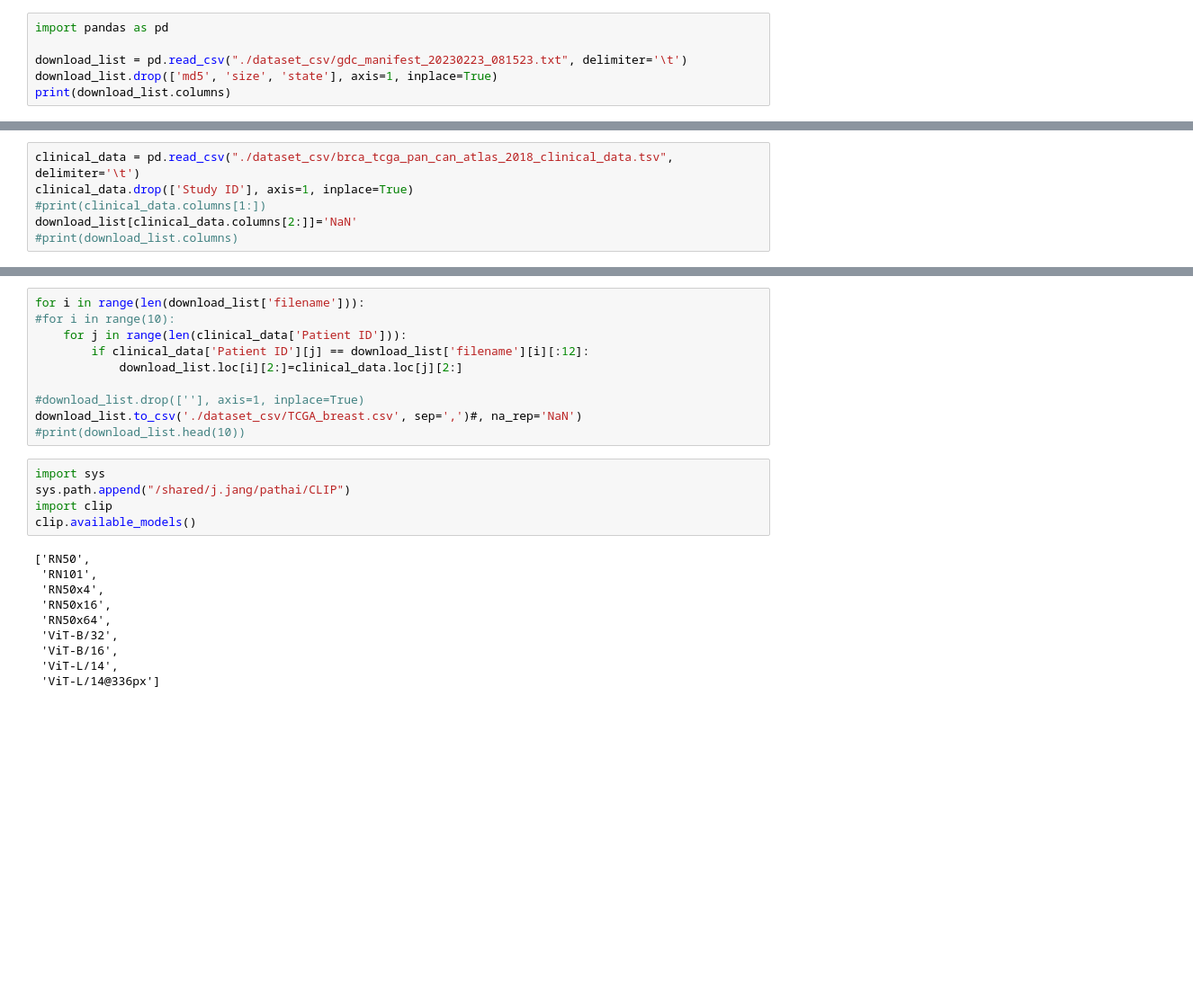
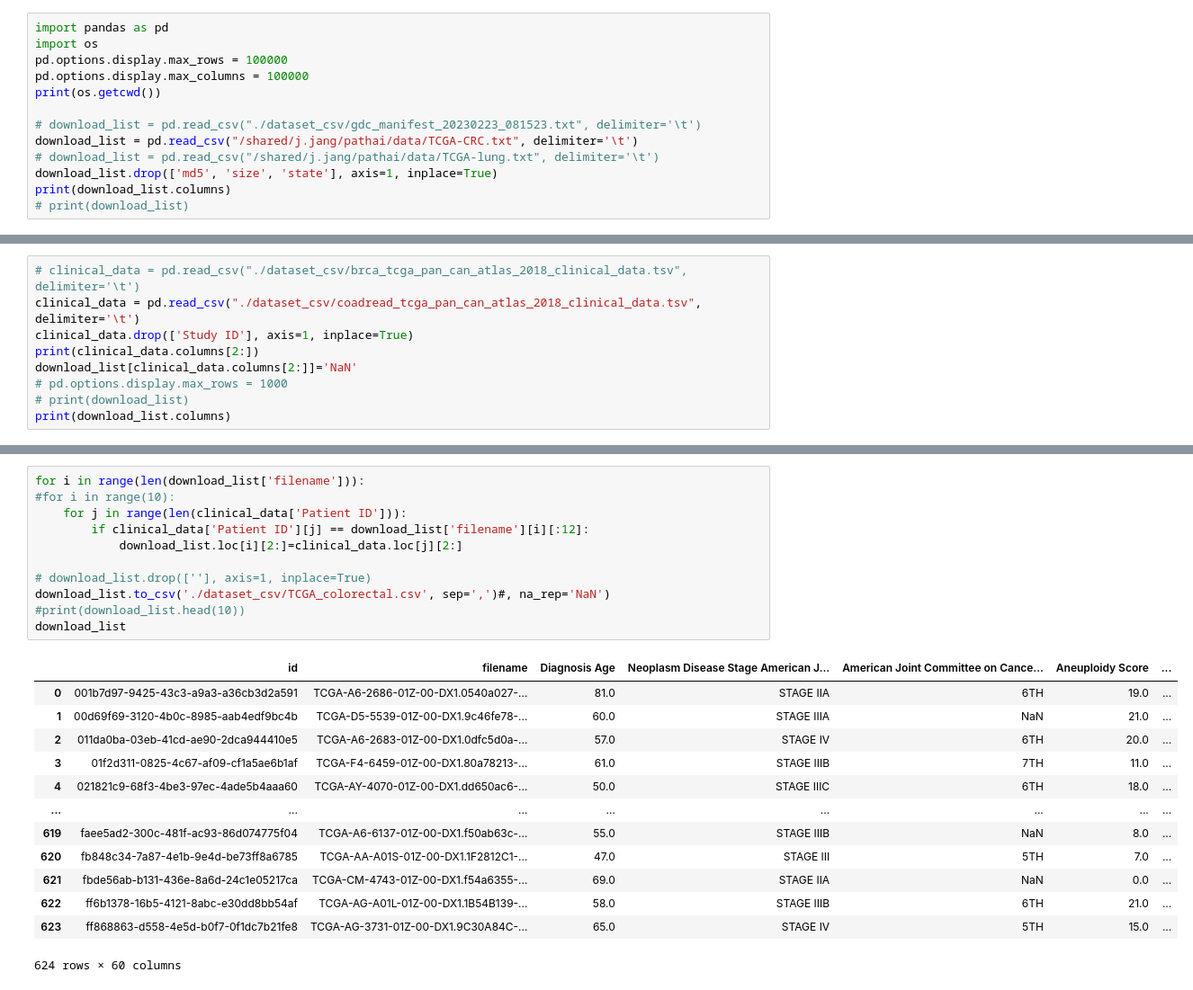
Before and after one commit to st24hour/CLAM, a Jupyter notebook: gen_dataset_csv_from_clinical_data.ipynb, the cells around one changed output, grey strips where cells are left out. Shown at 90% size. Drawn from its saved outputs; the diff is of its cells as text; blank space fills up the shorter version.

```diff
--- a/gen_dataset_csv_from_clinical_data.ipynb
+++ b/gen_dataset_csv_from_clinical_data.ipynb
@@ -1,7 +1,14 @@
 # %%
 import pandas as pd
+import os
+pd.options.display.max_rows = 100000
+pd.options.display.max_columns = 100000
+print(os.getcwd())
 
-download_list = pd.read_csv("./dataset_csv/gdc_manifest_20230223_081523.txt", delimiter='\t')
+# download_list = pd.read_csv("./dataset_csv/gdc_manifest_20230223_081523.txt", delimiter='\t')
+download_list = pd.read_csv("/shared/j.jang/pathai/data/TCGA-CRC.txt", delimiter='\t')
+# download_list = pd.read_csv("/shared/j.jang/pathai/data/TCGA-lung.txt", delimiter='\t')
 download_list.drop(['md5', 'size', 'state'], axis=1, inplace=True)
 print(download_list.columns)
+# print(download_list)
 # %% [output]
@@ -8,7 +16,10 @@ print(download_list.columns)
 Index(['id', 'filename'], dtype='object')
 # %%
-clinical_data = pd.read_csv("./dataset_csv/brca_tcga_pan_can_atlas_2018_clinical_data.tsv", delimiter='\t')
+# clinical_data = pd.read_csv("./dataset_csv/brca_tcga_pan_can_atlas_2018_clinical_data.tsv", delimiter='\t')
+clinical_data = pd.read_csv("./dataset_csv/coadread_tcga_pan_can_atlas_2018_clinical_data.tsv", delimiter='\t')
 clinical_data.drop(['Study ID'], axis=1, inplace=True)
-#print(clinical_data.columns[1:])
+print(clinical_data.columns[2:])
 download_list[clinical_data.columns[2:]]='NaN'
-#print(download_list.columns)
+# pd.options.display.max_rows = 1000
+# print(download_list)
+print(download_list.columns)
@@ -33,25 +65,25 @@ TCGA-D8-A1JJ
 # %%
 for i in range(len(download_list['filename'])):
 #for i in range(10):
     for j in range(len(clinical_data['Patient ID'])):
         if clinical_data['Patient ID'][j] == download_list['filename'][i][:12]:
             download_list.loc[i][2:]=clinical_data.loc[j][2:]
 
-#download_list.drop([''], axis=1, inplace=True)
-download_list.to_csv('./dataset_csv/TCGA_breast.csv', sep=',')#, na_rep='NaN')
+# download_list.drop([''], axis=1, inplace=True)
+download_list.to_csv('./dataset_csv/TCGA_colorectal.csv', sep=',')#, na_rep='NaN')
 #print(download_list.head(10))
+download_list
+# %% [output]
+|  | id | filename | Diagnosis Age | Neoplasm Disease Stage American J... | American Joint Committee on Cance... | Aneuploidy Score | ... |
+| 0 | 001b7d97-9425-43c3-a9a3-a36cb3d2a591 | TCGA-A6-2686-01Z-00-DX1.0540a027-... | 81.0 | STAGE IIA | 6TH | 19.0 | ... |
+| 1 | 00d69f69-3120-4b0c-8985-aab4edf9bc4b | TCGA-D5-5539-01Z-00-DX1.9c46fe78-... | 60.0 | STAGE IIIA | NaN | 21.0 | ... |
+| 2 | 011da0ba-03eb-41cd-ae90-2dca944410e5 | TCGA-A6-2683-01Z-00-DX1.0dfc5d0a-... | 57.0 | STAGE IV | 6TH | 20.0 | ... |
+| 3 | 01f2d311-0825-4c67-af09-cf1a5ae6b1af | TCGA-F4-6459-01Z-00-DX1.80a78213-... | 61.0 | STAGE IIIB | 7TH | 11.0 | ... |
+| 4 | 021821c9-68f3-4be3-97ec-4ade5b4aaa60 | TCGA-AY-4070-01Z-00-DX1.dd650ac6-... | 50.0 | STAGE IIIC | 6TH | 18.0 | ... |
+| ... | ... | ... | ... | ... | ... | ... | ... |
+| 619 | faee5ad2-300c-481f-ac93-86d074775f04 | TCGA-A6-6137-01Z-00-DX1.f50ab63c-... | 55.0 | STAGE IIIB | NaN | 8.0 | ... |
+| 620 | fb848c34-7a87-4e1b-9e4d-be73ff8a6785 | TCGA-AA-A01S-01Z-00-DX1.1F2812C1-... | 47.0 | STAGE III | 5TH | 7.0 | ... |
+| 621 | fbde56ab-b131-436e-8a6d-24c1e05217ca | TCGA-CM-4743-01Z-00-DX1.f54a6355-... | 69.0 | STAGE IIA | NaN | 0.0 | ... |
+| 622 | ff6b1378-16b5-4121-8abc-e30dd8bb54af | TCGA-AG-A01L-01Z-00-DX1.1B54B139-... | 58.0 | STAGE IIIB | 6TH | 21.0 | ... |
+| 623 | ff868863-d558-4e5d-b0f7-0f1dc7b21fe8 | TCGA-AG-3731-01Z-00-DX1.9C30A84C-... | 65.0 | STAGE IV | 5TH | 15.0 | ... |
+624 rows × 60 columns
-# %%
-import sys
-sys.path.append("/shared/j.jang/pathai/CLIP")
-import clip
-clip.available_models()
-# %% [output]
-['RN50',
- 'RN101',
- 'RN50x4',
- 'RN50x16',
- 'RN50x64',
- 'ViT-B/32',
- 'ViT-B/16',
- 'ViT-L/14',
- 'ViT-L/14@336px']
```
Also changed, not shown: parts of 10 cells of this notebook, 16 other files.
